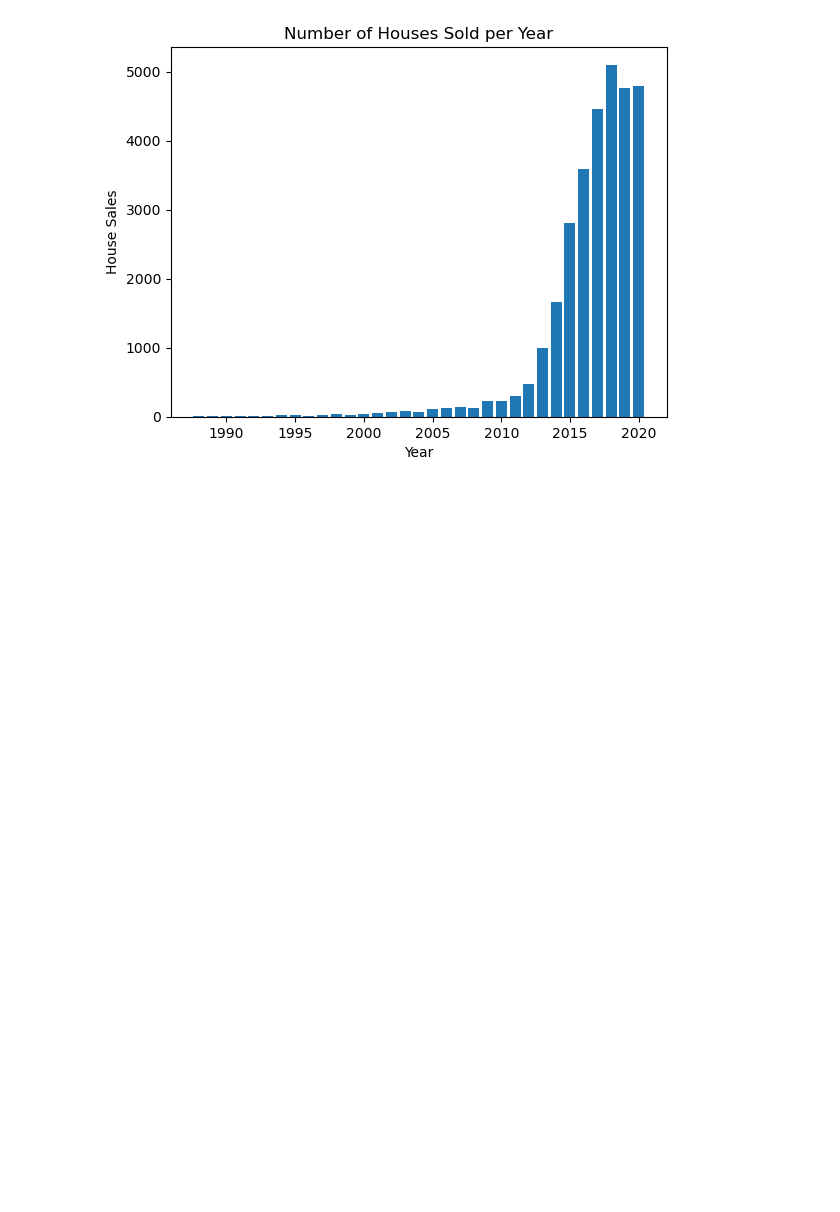
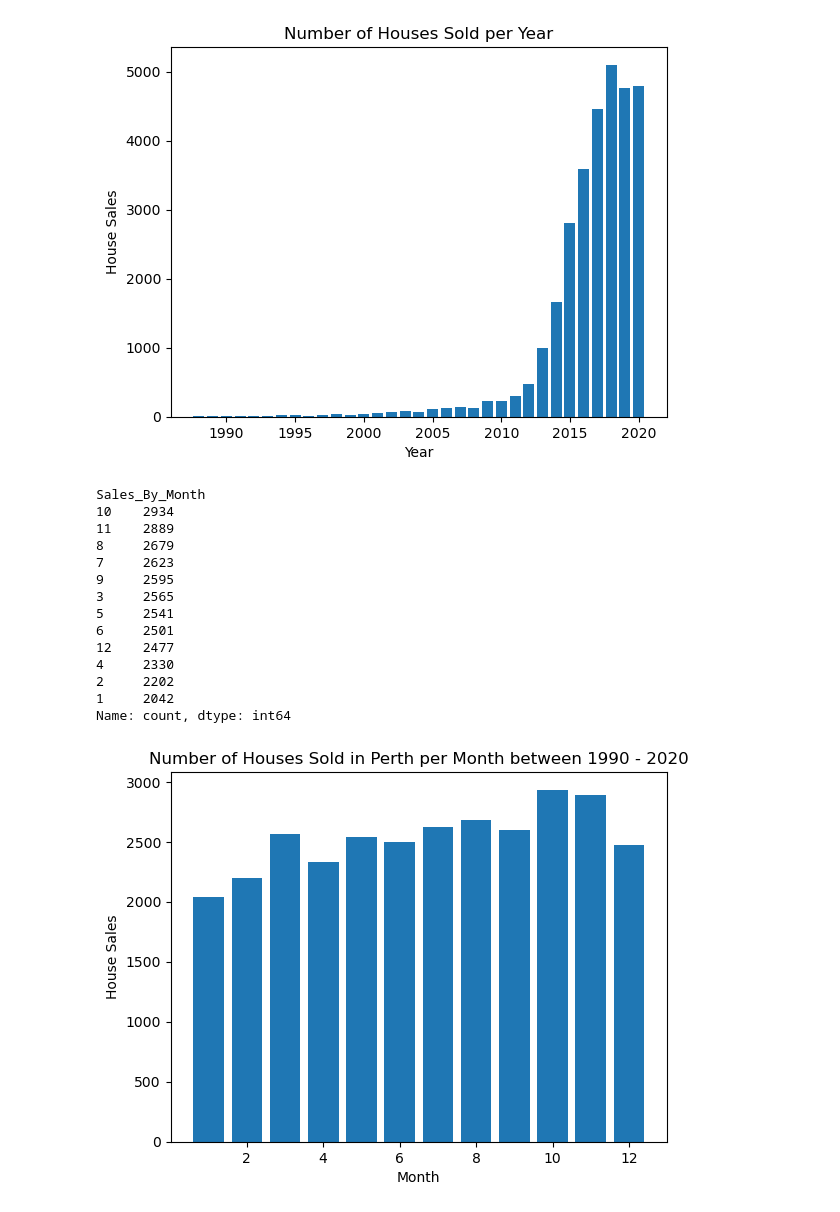
Before and after one commit to KavishNaran/Perth-Housing-Analysis, a Jupyter notebook: Perth_Housing_Analysis v2.ipynb, the cells around one changed output. Saved outputs shown, nothing was run; the diff lists cells and outputs as text; code cells hidden in the pictures; blank space fills up the shorter version.

```diff
--- a/Perth_Housing_Analysis v2.ipynb
+++ b/Perth_Housing_Analysis v2.ipynb
@@ -97,3 +99,36 @@ plt.title('Number of Houses Sold per Year')
 plt.show()
 # %% [output]
 [figure]
+# %%
+# Which month and has the best sales?
+
+clean_perth_housing['Sales_By_Month'] = pd.to_datetime(clean_perth_housing['DATE_SOLD']).dt.month
+monthly_sales = clean_perth_housing['Sales_By_Month'].value_counts()
+
+print(monthly_sales)
+
+plt.bar(monthly_sales.index, monthly_sales.values)
+
+plt.xlabel('Month')
+plt.ylabel('House Sales')
+plt.title('Number of Houses Sold in Perth per Month between 1990 - 2020')
+
+plt.savefig('plot2.png')
+
+plt.show()
+# %% [output]
+Sales_By_Month
+10    2934
+11    2889
+8     2679
+7     2623
+9     2595
+3     2565
+5     2541
+6     2501
+12    2477
+4     2330
+2     2202
+1     2042
+Name: count, dtype: int64
+[figure, added]
```
Also changed, not shown: parts of 4 cells of this notebook, 4 other files.
